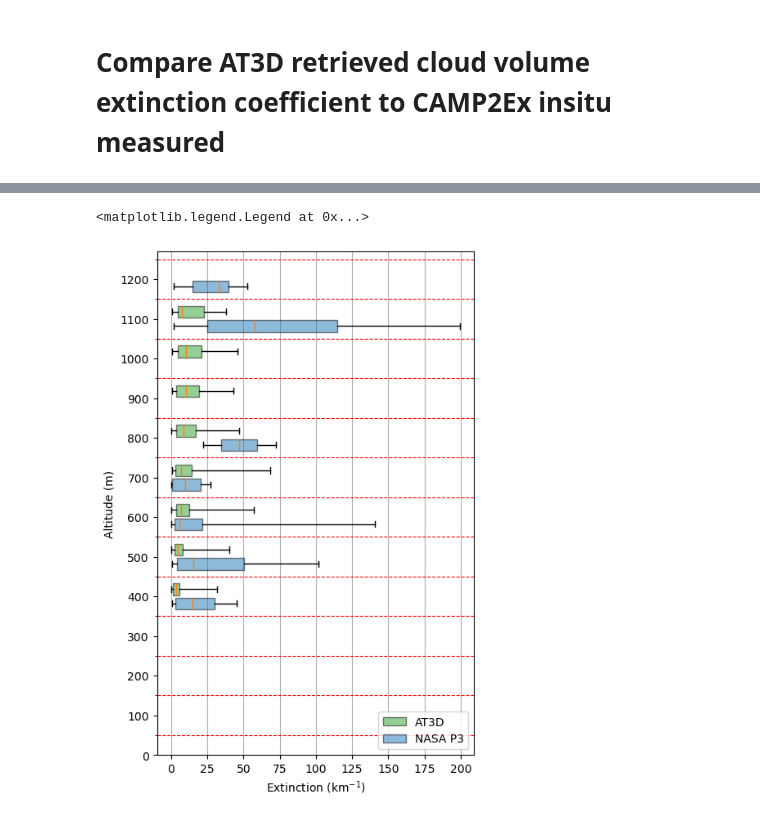
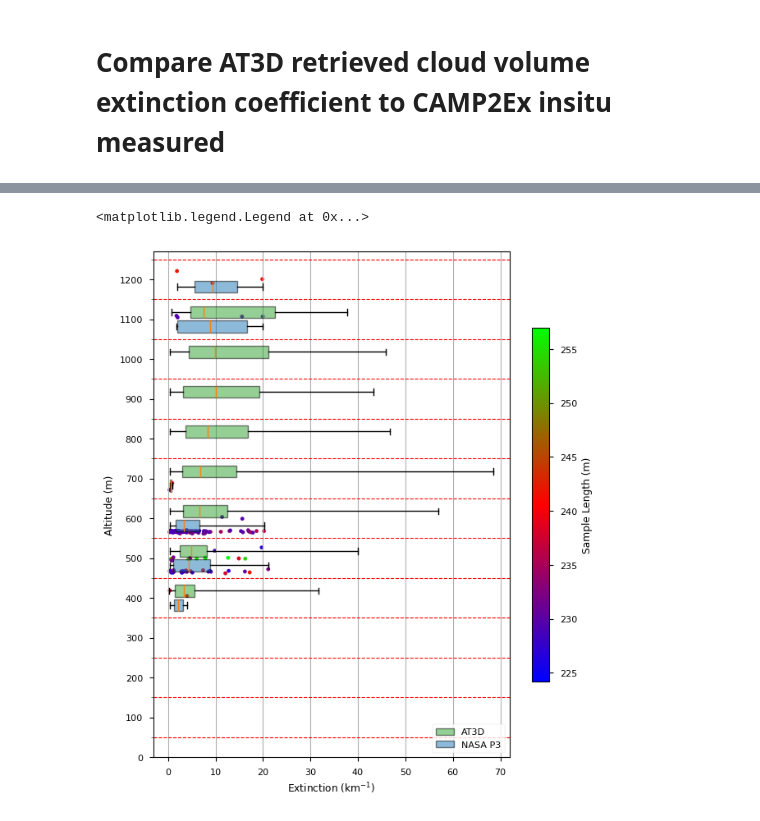
Before and after one commit to jlun17/misr-at3d-camp2ex, a Jupyter notebook: notebooks/investigation/single_retrieval/CAMP2Ex_insitu.ipynb, the cells around one changed output, grey strips where cells are left out. Saved outputs shown, nothing was run; the diff lists cells and outputs as text; code cells hidden in the pictures.

Commit message:
insitu figure updates

```diff
--- a/notebooks/investigation/single_retrieval/CAMP2Ex_insitu.ipynb
+++ b/notebooks/investigation/single_retrieval/CAMP2Ex_insitu.ipynb
@@ -23,3 +38,5 @@ nav_file = RAW_DATA / 'CAMP2Ex_SPEC' / 'CAMP2EX-MetNav_P3B_20191001_R0.ict'
 fcdp_file = RAW_DATA / 'CAMP2Ex_SPEC' / 'PaulLawson' / 'CAMP2Ex-FCDP_P3B_20191001_R1.ict'
 tds_file = RAW_DATA / 'CAMP2Ex_SPEC' / 'PaulLawson' / 'CAMP2Ex-2DS10_P3B_20191001_R0.ict'
 p3 = cx.load_FCDP_2DS(fcdp_file, tds_file, nav_file, breakpoint=40, resample='2s')
+p3['source'] = 'P3'
+p3['sample_optical_path'] = p3['ext_km'] * p3['Length_m'] * 1e-3
@@ -38,0 +76,17 @@ p3_subset = p3[
+# %%
+start_time = pd.to_datetime('2019-10-02 00:00:00')
+end_time = pd.to_datetime('2019-10-02 02:00:00')
+
+bins = np.arange(350, 1251, 100)
+p3['altitude_bin'] = pd.cut(p3['GPS_Altitude'], bins=bins)
+at3d_cloud['altitude_bin'] = pd.cut(at3d_cloud['z'], bins=bins)
+
+p3_subset = p3[
+    # (p3['N_L'] > 10000)
+    (p3['ext_km'] > 0.3)
+    & (p3.index > start_time)
+    & (p3.index < end_time)
+    & (p3['GPS_Altitude'] < 1250)
+    & (p3['optical_path'] < 5)
+    # & (p3['pass_length'] < 3600)
+]
@@ -38,0 +159,20 @@ p3_subset = p3[
+# %%
+rows = []
+for i in range(len(bins) - 1):
+    level = pd.Interval(left=bins[i], right=bins[i+1], closed='right')
+    at3d_ext = at3d_cloud.loc[at3d_cloud['altitude_bin'] == level, 'extinction']
+    p3_ext = p3_subset.loc[p3_subset['altitude_bin'] == level, 'ext_km']
+    if((len(at3d_ext) > 0) & (len(p3_ext) > 0)):
+        result = stats.kstest(at3d_ext, p3_ext, alternative='less')
+        row = {
+            'level': level,
+            'statistic': result.statistic,
+            'pvalue': result.pvalue,
+            'statistic_location': result.statistic_location,
+            'statistic_sign': result.statistic_sign,
+            'N_at3d': len(at3d_ext),
+            'N_p3': len(p3_ext)
+        }
+        rows.append(row)
+ks_stats = pd.DataFrame(rows, columns=[n for n in row])
+ks_stats
@@ -58,32 +205,36 @@ box_kwargs = {
     'vert':False,
     'manage_ticks':False,
     'patch_artist':True,
     'widths':30,
     'whis':(0,100)
 }
 
-f, ax = plt.subplots(1, 1, figsize=(5, 8))
+f, ax = plt.subplots(1, 1, figsize=(7, 8))
 at3d_bplot = ax.boxplot(at3d_ext_box, positions=bins[:-1]+68, **box_kwargs)
 for patch in at3d_bplot['boxes']:
     patch.set_facecolor('tab:green')
     patch.set_alpha(0.5)
 
 p3_bplot = ax.boxplot(p3_ext_box, positions=bins[:-1]+32, **box_kwargs)
 for patch in p3_bplot['boxes']:
     patch.set_facecolor('tab:blue')
     patch.set_alpha(0.5)
+
+scat_kwargs = {'s':10, 'cmap':'brg'}
+p3_dots = ax.scatter(p3_subset['ext_km'], p3_subset['GPS_Altitude'], c=p3_subset['Length_m'], **scat_kwargs)
+plt.colorbar(p3_dots, ax=ax, label='Sample Length (m)', shrink=0.7)
 
 ax.set_xlabel('Extinction (1/km)')
 ax.set_ylabel('Altitude (m)')
 ax.grid(visible=True, which='major', axis='x')
 ax.grid(visible=True, which='minor', axis='y', color='r', linestyle='--')
 
 ax.set_yticks(np.arange(0, 1400, 100))
 ax.set_yticks(np.arange(50, 1300, 100), minor=True)
 ax.set_ylim([0, 1270])
 ax.set_xlabel(r'Extinction (km$^{-1}$)')
 
 ax.legend([at3d_bplot['boxes'][0], p3_bplot['boxes'][0]], ['AT3D', 'NASA P3'], loc='lower right')
 # %% [output]
 <matplotlib.legend.Legend at 0x...>
-[figure, old version]
+[figure, new version]
```
Also changed, not shown: parts of 16 cells of this notebook, 1 other file.
